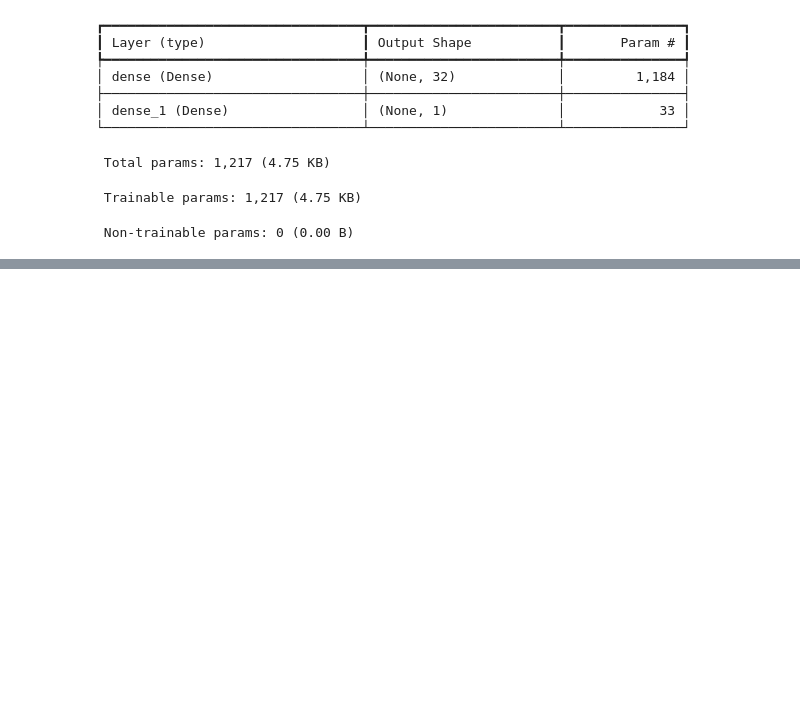
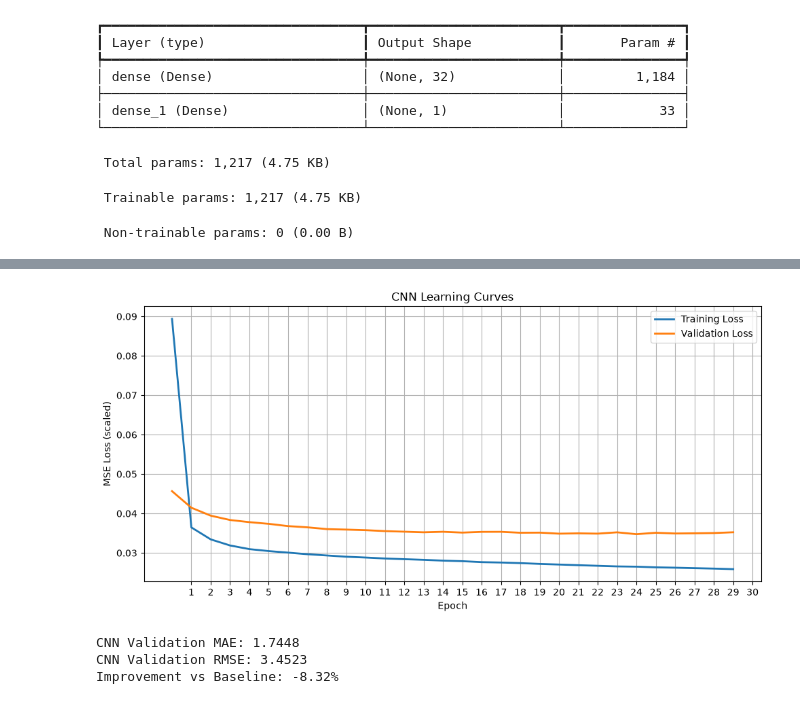
Before and after one commit to qchen534/AISE4010-Project, a Jupyter notebook: AISE4010_Project_Group#3.ipynb, the cells around one changed output, grey strips where cells are left out. Drawn from its saved outputs; the diff is of its cells as text; code cells hidden in the pictures; blank space fills up the shorter version.

```diff
--- a/AISE4010_Project_Group#3.ipynb
+++ b/AISE4010_Project_Group#3.ipynb
@@ -617,0 +708,62 @@ Improvement: -27.47%
+# %%
+# Plot CNN Learning Curves
+
+plt.style.use("default")
+
+plt.figure(figsize=(10, 5))
+
+plt.plot(
+    cnn_history.history["loss"],
+    label="Training Loss",
+    linewidth=2
+)
+
+plt.plot(
+    cnn_history.history["val_loss"],
+    label="Validation Loss",
+    linewidth=2
+)
+
+plt.title("CNN Learning Curves")
+plt.xlabel("Epoch")
+plt.ylabel("MSE Loss (scaled)")
+
+plt.xticks(
+    range(1, len(cnn_history.history["loss"]) + 1),
+    labels=range(1, len(cnn_history.history["loss"]) + 1)
+)
+
+plt.legend()
+plt.grid(True)
+plt.tight_layout()
+plt.show()
+# %% [output]
+[figure, added]
+# %%
+# CNN validation evaluation
+
+cnn_pred_scaled = cnn.predict(X_val, verbose=0)
+
+cnn_pred = scaler.inverse_transform(
+    cnn_pred_scaled.reshape(-1, 1)
+).flatten()
+
+cnn_mae = mean_absolute_error(
+    y_val_actual, cnn_pred
+)
+
+cnn_rmse = np.sqrt(
+    mean_squared_error(y_val_actual, cnn_pred)
+)
+
+cnn_improvement = (
+    (naive_mae - cnn_mae) / naive_mae * 100
+)
+
+print(f"CNN Validation MAE: {cnn_mae:.4f}")
+print(f"CNN Validation RMSE: {cnn_rmse:.4f}")
+print(f"Improvement vs Baseline: {cnn_improvement:.2f}%")
+# %% [output]
+CNN Validation MAE: 1.7448
+CNN Validation RMSE: 3.4523
+Improvement vs Baseline: -8.32%
```
Also changed, not shown: parts of 7 cells of this notebook.
